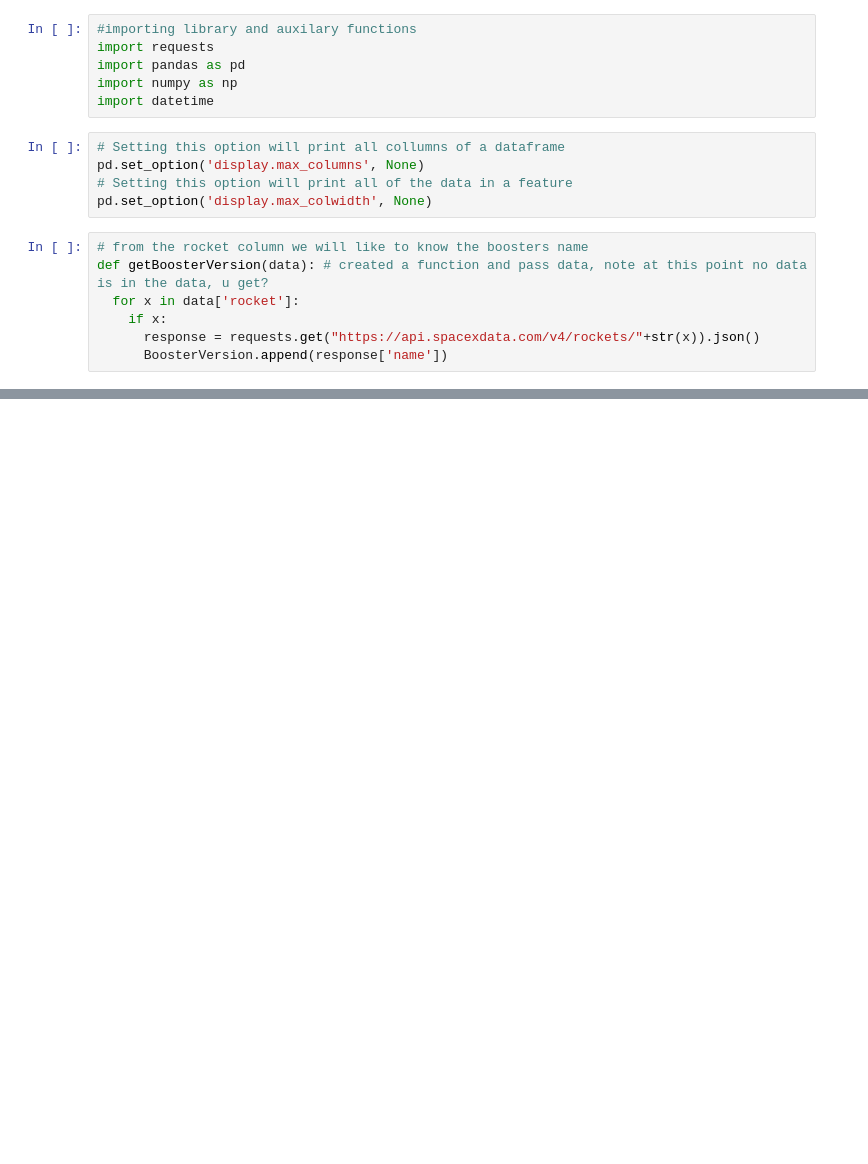
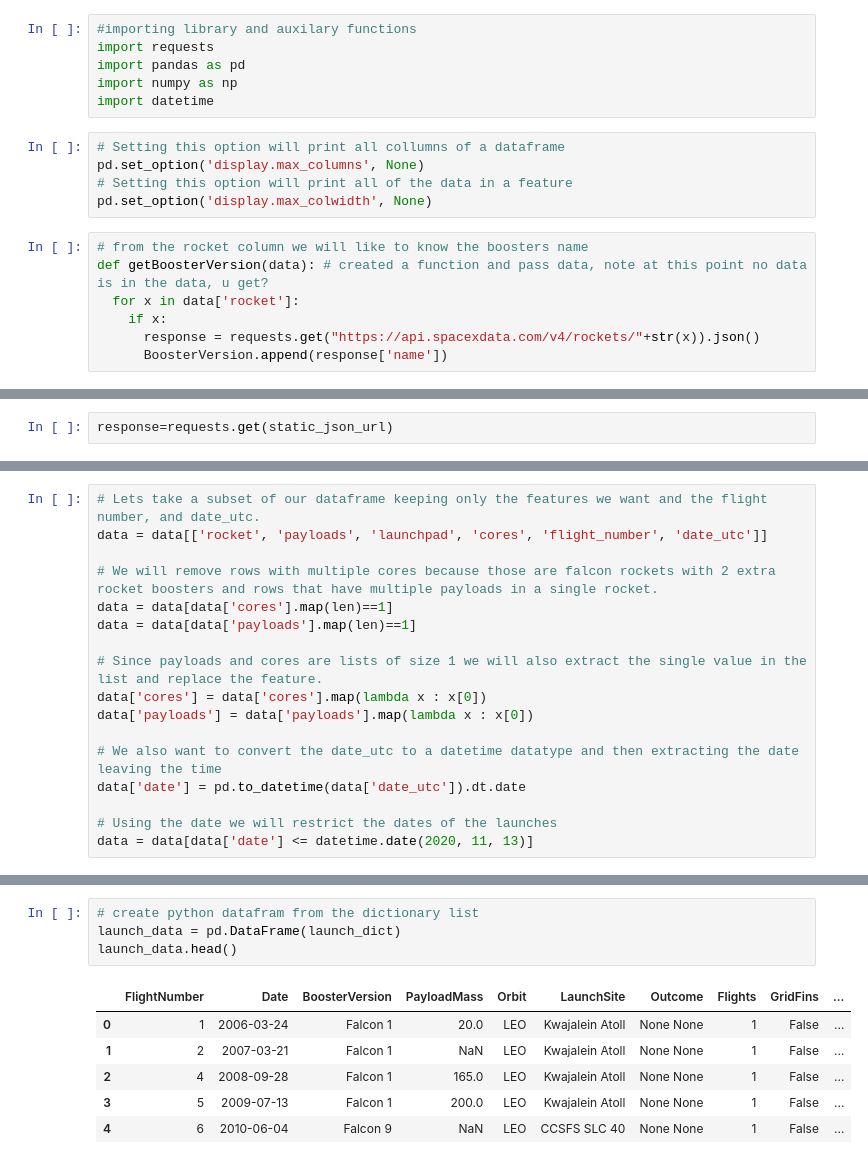
Before and after one commit to christopher-christain/SpaceX-Falcon-9-first-stage-Landing-Prediction, a Jupyter notebook: data_collecting.ipynb, the cells around one changed output, grey strips where cells are left out. Cells and saved outputs as stored; diff of their text form; blank space fills up the shorter version.

```diff
--- a/data_collecting.ipynb
+++ b/data_collecting.ipynb
@@ -35,0 +65,2 @@ def PayloadData(data):
+# %%
+response=requests.get(static_json_url)
@@ -35,0 +76,17 @@ def PayloadData(data):
+# %%
+# Lets take a subset of our dataframe keeping only the features we want and the flight number, and date_utc.
+data = data[['rocket', 'payloads', 'launchpad', 'cores', 'flight_number', 'date_utc']]
+
+# We will remove rows with multiple cores because those are falcon rockets with 2 extra rocket boosters and rows that have multiple payloads in a single rocket.
+data = data[data['cores'].map(len)==1]
+data = data[data['payloads'].map(len)==1]
+
+# Since payloads and cores are lists of size 1 we will also extract the single value in the list and replace the feature.
+data['cores'] = data['cores'].map(lambda x : x[0])
+data['payloads'] = data['payloads'].map(lambda x : x[0])
+
+# We also want to convert the date_utc to a datetime datatype and then extracting the date leaving the time
+data['date'] = pd.to_datetime(data['date_utc']).dt.date
+
+# Using the date we will restrict the dates of the launches
+data = data[data['date'] <= datetime.date(2020, 11, 13)]
@@ -35,0 +144,11 @@ def PayloadData(data):
+# %%
+# create python datafram from the dictionary list
+launch_data = pd.DataFrame(launch_dict)
+launch_data.head()
+# %% [output]
+|  | FlightNumber | Date | BoosterVersion | PayloadMass | Orbit | LaunchSite | Outcome | Flights | GridFins | ... |
+| 0 | 1 | 2006-03-24 | Falcon 1 | 20.0 | LEO | Kwajalein Atoll | None None | 1 | False | ... |
+| 1 | 2 | 2007-03-21 | Falcon 1 | NaN | LEO | Kwajalein Atoll | None None | 1 | False | ... |
+| 2 | 4 | 2008-09-28 | Falcon 1 | 165.0 | LEO | Kwajalein Atoll | None None | 1 | False | ... |
+| 3 | 5 | 2009-07-13 | Falcon 1 | 200.0 | LEO | Kwajalein Atoll | None None | 1 | False | ... |
+| 4 | 6 | 2010-06-04 | Falcon 9 | NaN | LEO | CCSFS SLC 40 | None None | 1 | False | ... |
```
Also changed, not shown: parts of 24 cells of this notebook.
